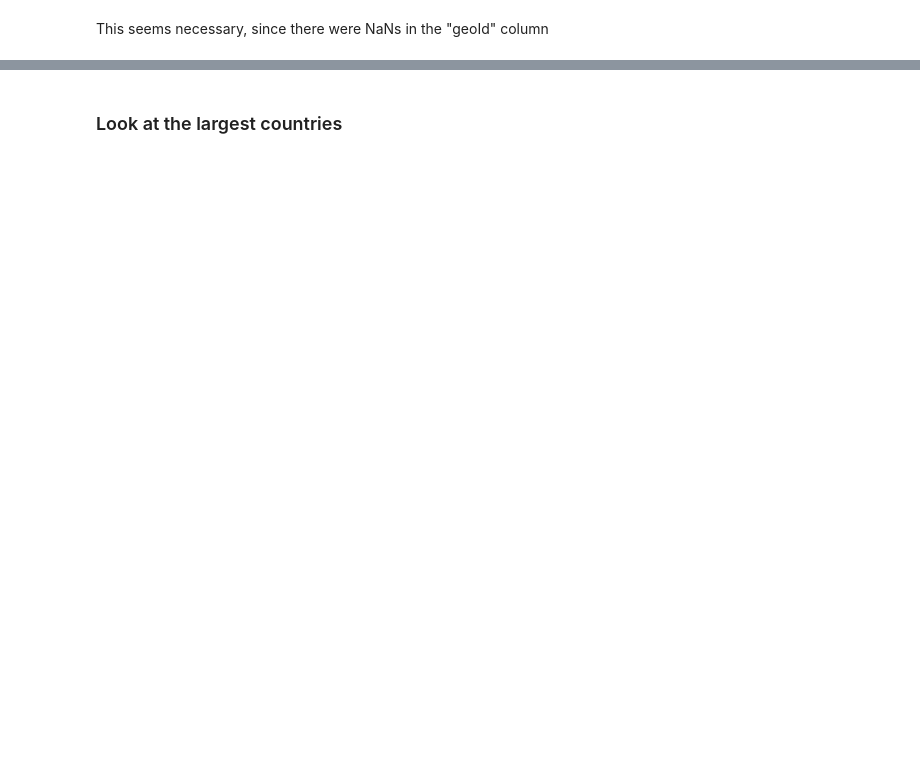
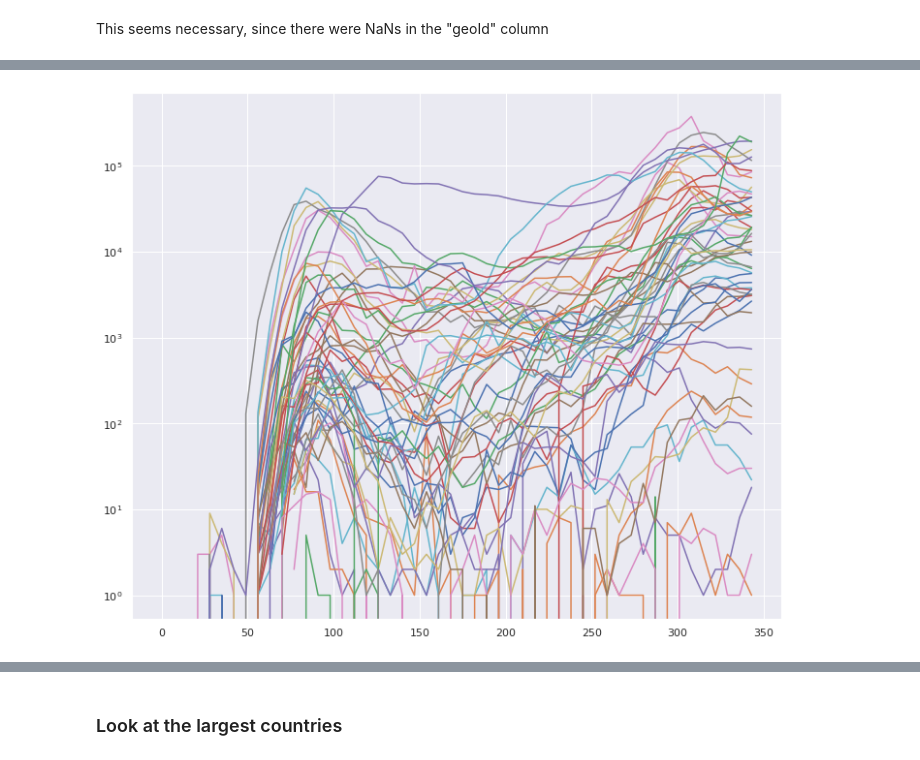
Before and after one commit to AlainLich/COVID-Data, a Jupyter notebook: JupySessions/COVID-Data-EU-Open-Data.ipynb, the cells around one changed output, grey strips where cells are left out. Cells and saved outputs as stored; diff of their text form; code cells hidden in the pictures; blank space fills up the shorter version.

Commit message:
Adapted to change in EU-data (weekly instead of dayly), with corresponding change in column label/index.

```diff
--- a/JupySessions/COVID-Data-EU-Open-Data.ipynb
+++ b/JupySessions/COVID-Data-EU-Open-Data.ipynb
@@ -152,10 +261,12 @@ for (country,dfExtract) in dtg:
 # %%
 for (country,dfExtract) in dtg :
        #print(f"{country:30}\t-> data over {dfExtract.shape[0]} days")
-       PLT.plot( dfExtract.loc[:,["elapsedDays"]], dfExtract.loc[:,["cases"]])
+       PLT.plot( dfExtract.loc[:,["elapsedDays"]], dfExtract.loc[:,["cases_weekly"]])
        PLT.yscale("log")
        #painter = figureTSFromFrame(dfExtract.loc[:,["cases","deaths"]],figsize=(12,8))
        #painter.doPlot()
+# %% [output]
+[figure, added]
 # %%
 dtx = dt[ (dt.index == "Europe") & (dt["popData2019"] > 10.0e6) ]
 dtg = dtx.groupby("countriesAndTerritories")
```
Also changed, not shown: parts of 19 cells of this notebook, 16 other files.
